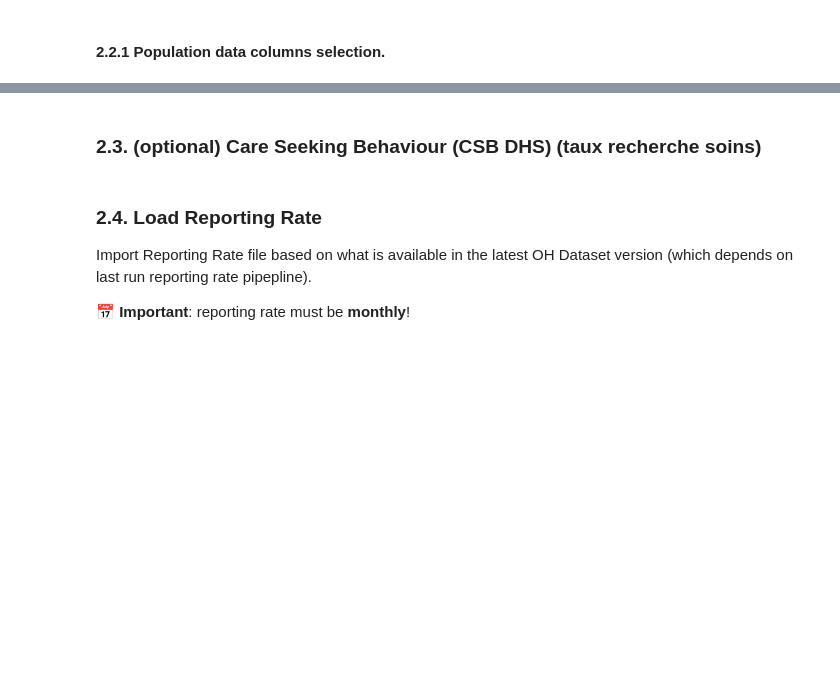
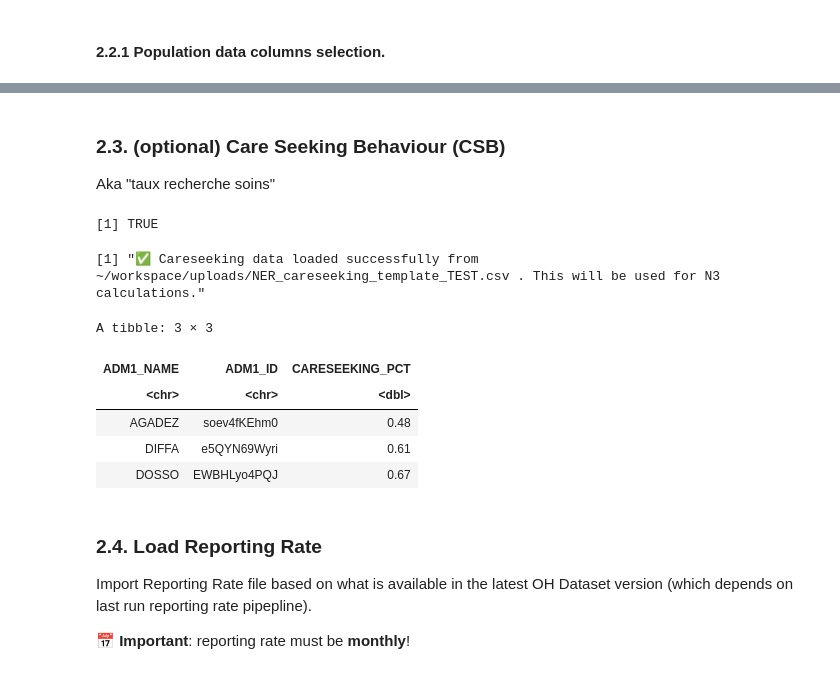
Before and after one commit to BLSQ/snt_development, a Jupyter notebook: pipelines/snt_dhis2_incidence/code/snt_dhis2_incidence.ipynb, the cells around one changed output, grey strips where cells are left out. Cells and saved outputs as stored; diff of their text form; code cells hidden in the pictures; blank space fills up the shorter version.

```diff
--- a/pipelines/snt_dhis2_incidence/code/snt_dhis2_incidence.ipynb
+++ b/pipelines/snt_dhis2_incidence/code/snt_dhis2_incidence.ipynb
@@ -92,2 +203,3 @@ head(dhis2_population_adm2, 3)
 # %% [markdown]
-### 2.3. (optional) **Care Seeking Behaviour** (CSB DHS) (taux recherche soins)
+### 2.3. (optional) **Care Seeking Behaviour** (CSB)
+Aka "taux recherche soins"
@@ -96,3 +206,53 @@ load_careseeking_data()
+# %%
+exists("CARESEEKING_FILE_PATH")
+# %% [output]
+[1] TRUE
+# %%
+# The logic here is to check if the careseeking file exists.
+# If found, we will load it (and use it for N3 calculations later);
+# if not found, we will issue a warning & then look for DHS data.
+#  If DHS data is found, we will use it for careseeking adjustment and N3 calculations.
+#  If DHS data is not found, we will issue a warning and skip N3 calculations.
+IMPORTED_CARESEEKING_FROM_FILE <- FALSE
+IMPORTED_CARESEEKING_FROM_DHS <- FALSE
+
+if (exists("CARESEEKING_FILE_PATH") && file.exists(CARESEEKING_FILE_PATH)) { # ⚡ TO BE Injected by pipeline.py as parameter ⚡
+        careseeking_data <- read_csv(CARESEEKING_FILE_PATH, show_col_types = FALSE)
+        # Ensure CARESEEKING_PCT is numeric (since it's user input it might have been read as character)
+        # This will break if the column is not found or has non-numeric values, which is why we will check for expected columns next.
+        careseeking_data$CARESEEKING_PCT <- as.numeric(careseeking_data$CARESEEKING_PCT)
+        # Add check for expected columns in careseeking_data: must have "ADM1_ID" and "CARESEEKING_PCT" columns
+        if (!all(c("ADM1_ID", "CARESEEKING_PCT") %in% colnames(careseeking_data))) {
+            log_msg("⚠️ Careseeking data does not have the expected columns. Setting careseeking_data to NULL.", "warning")
+            careseeking_data <- NULL
+        } else {
+        log_msg(paste("✅ Careseeking data loaded successfully from ", CARESEEKING_FILE_PATH, ". This will be used for N3 calculations."))
+        IMPORTED_CARESEEKING_FROM_FILE <- TRUE
+        }
+    } else {
+        log_msg(paste("Careseeking file not found. Looking at DHS data instead."), "warning")
+        load_dhs_careseeking_data()
+        if (!is.null(dhs_careseeking_data)) {
+            log_msg("✅ Careseeking data loaded successfully from DHS data. This will be used for N3 calculations.")
+            careseeking_data <- dhs_careseeking_data
+            IMPORTED_CARESEEKING_FROM_DHS <- TRUE
+        } else {
+            log_msg("⚠️ DHS data not found at ... Skipping N3 calculations.", "warning")
+            # Set careseeking_data ad null for next step ... or not needed?
+            careseeking_data <- NULL
+        }
+    }
+# %% [output]
+[1] "✅ Careseeking data loaded successfully from  ~/workspace/uploads/NER_careseeking_template_TEST.csv . This will be used for N3 calculations."
+# %%
+head(careseeking_data, 3)
+# %% [output]
+A tibble: 3 × 3
+| ADM1_NAME | ADM1_ID | CARESEEKING_PCT |
+| <chr> | <chr> | <dbl> |
+| AGADEZ | soev4fKEhm0 | 0.48 |
+| DIFFA | e5QYN69Wyri | 0.61 |
+| DOSSO | EWBHLyo4PQJ | 0.67 |
 # %% [markdown]
 ### 2.4. Load Reporting Rate
 
```
Also changed, not shown: parts of 54 cells of this notebook, 2 other files.
